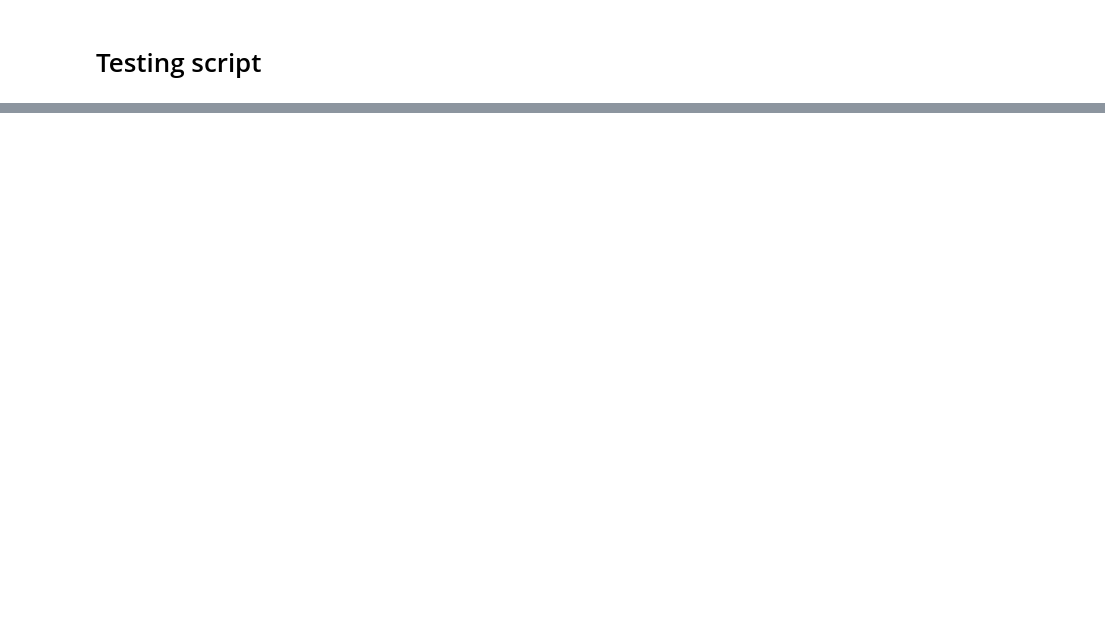
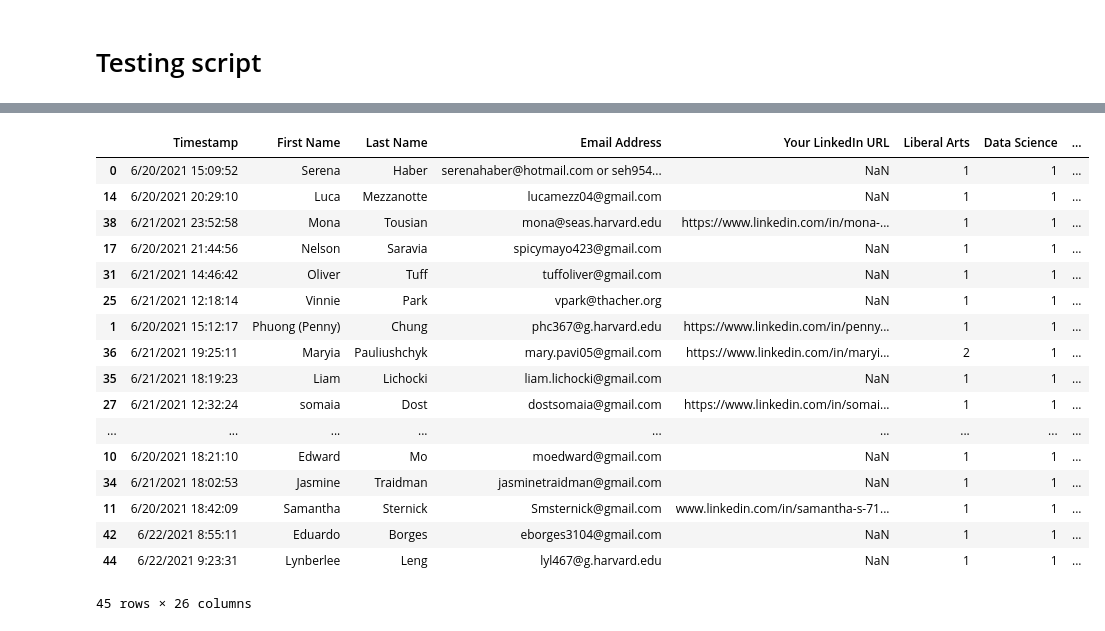
Before and after one commit to jojoqjchen/teamFormation, a Jupyter notebook: jojoAttempt2/teamFormationCode/B-team-bal-wo-priority-mg-hbs6-21-v2.ipynb, the cells around one changed output, grey strips where cells are left out. Saved outputs shown, nothing was run; the diff lists cells and outputs as text; code cells hidden in the pictures; blank space fills up the shorter version.

```diff
--- a/jojoAttempt2/teamFormationCode/B-team-bal-wo-priority-mg-hbs6-21-v2.ipynb
+++ b/jojoAttempt2/teamFormationCode/B-team-bal-wo-priority-mg-hbs6-21-v2.ipynb
@@ -261,0 +293,21 @@ report.shape
+# %%
+report
+# %% [output]
+|  | Timestamp | First Name | Last Name | Email Address | Your LinkedIn URL | Liberal Arts | Data Science | ... |
+| 0 | 6/20/2021 15:09:52 | Serena | Haber | serenahaber@hotmail.com or seh954... | NaN | 1 | 1 | ... |
+| 14 | 6/20/2021 20:29:10 | Luca | Mezzanotte | lucamezz04@gmail.com | NaN | 1 | 1 | ... |
+| 38 | 6/21/2021 23:52:58 | Mona | Tousian | mona@seas.harvard.edu | https://www.linkedin.com/in/mona-... | 1 | 1 | ... |
+| 17 | 6/20/2021 21:44:56 | Nelson | Saravia | spicymayo423@gmail.com | NaN | 1 | 1 | ... |
+| 31 | 6/21/2021 14:46:42 | Oliver | Tuff | tuffoliver@gmail.com | NaN | 1 | 1 | ... |
+| 25 | 6/21/2021 12:18:14 | Vinnie | Park | vpark@thacher.org | NaN | 1 | 1 | ... |
+| 1 | 6/20/2021 15:12:17 | Phuong (Penny) | Chung | phc367@g.harvard.edu | https://www.linkedin.com/in/penny... | 1 | 1 | ... |
+| 36 | 6/21/2021 19:25:11 | Maryia | Pauliushchyk | mary.pavi05@gmail.com | https://www.linkedin.com/in/maryi... | 2 | 1 | ... |
+| 35 | 6/21/2021 18:19:23 | Liam | Lichocki | liam.lichocki@gmail.com | NaN | 1 | 1 | ... |
+| 27 | 6/21/2021 12:32:24 | somaia | Dost | dostsomaia@gmail.com | https://www.linkedin.com/in/somai... | 1 | 1 | ... |
+| ... | ... | ... | ... | ... | ... | ... | ... | ... |
+| 10 | 6/20/2021 18:21:10 | Edward | Mo | moedward@gmail.com | NaN | 1 | 1 | ... |
+| 34 | 6/21/2021 18:02:53 | Jasmine | Traidman | jasminetraidman@gmail.com | NaN | 1 | 1 | ... |
+| 11 | 6/20/2021 18:42:09 | Samantha | Sternick | Smsternick@gmail.com | www.linkedin.com/in/samantha-s-71... | 1 | 1 | ... |
+| 42 | 6/22/2021 8:55:11 | Eduardo | Borges | eborges3104@gmail.com | NaN | 1 | 1 | ... |
+| 44 | 6/22/2021 9:23:31 | Lynberlee | Leng | lyl467@g.harvard.edu | NaN | 1 | 1 | ... |
+45 rows × 26 columns
```
Also changed, not shown: parts of 21 cells of this notebook, 5 other files.
